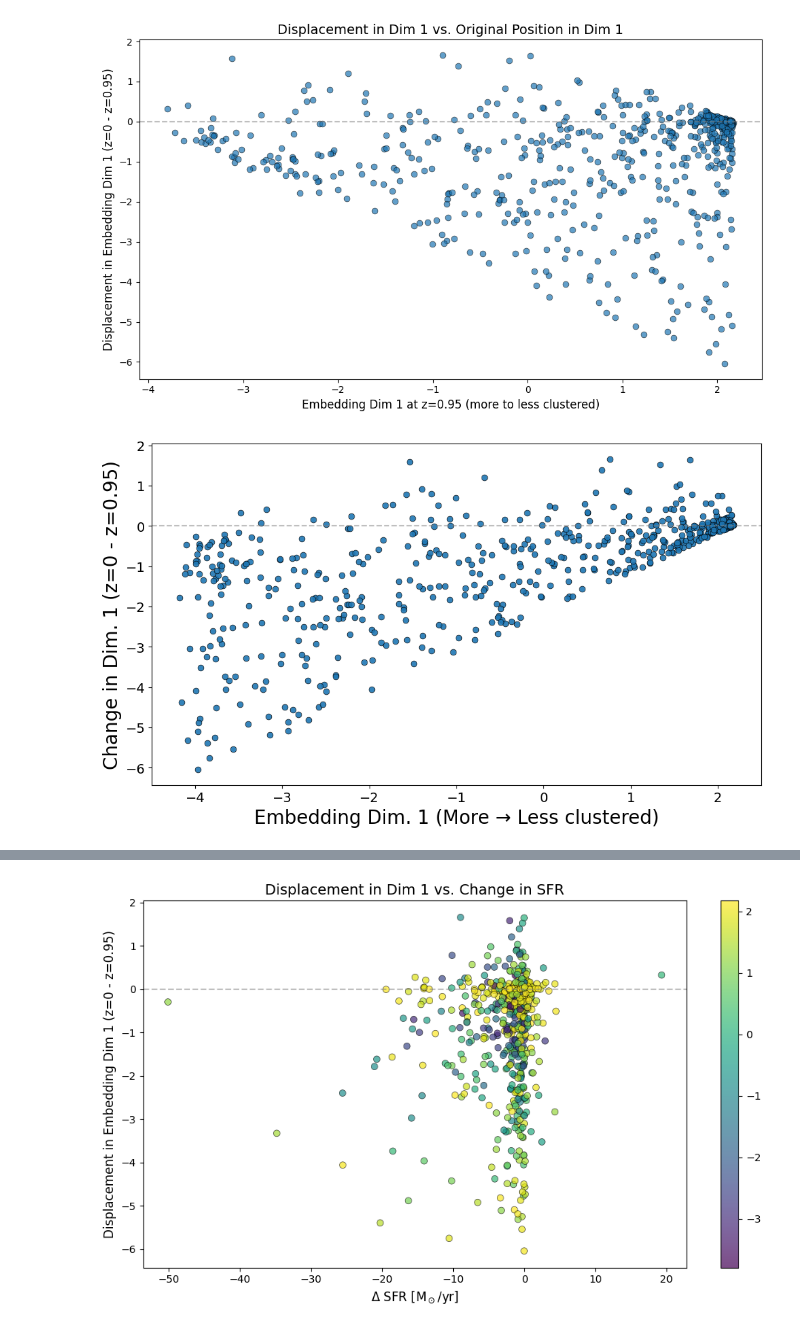
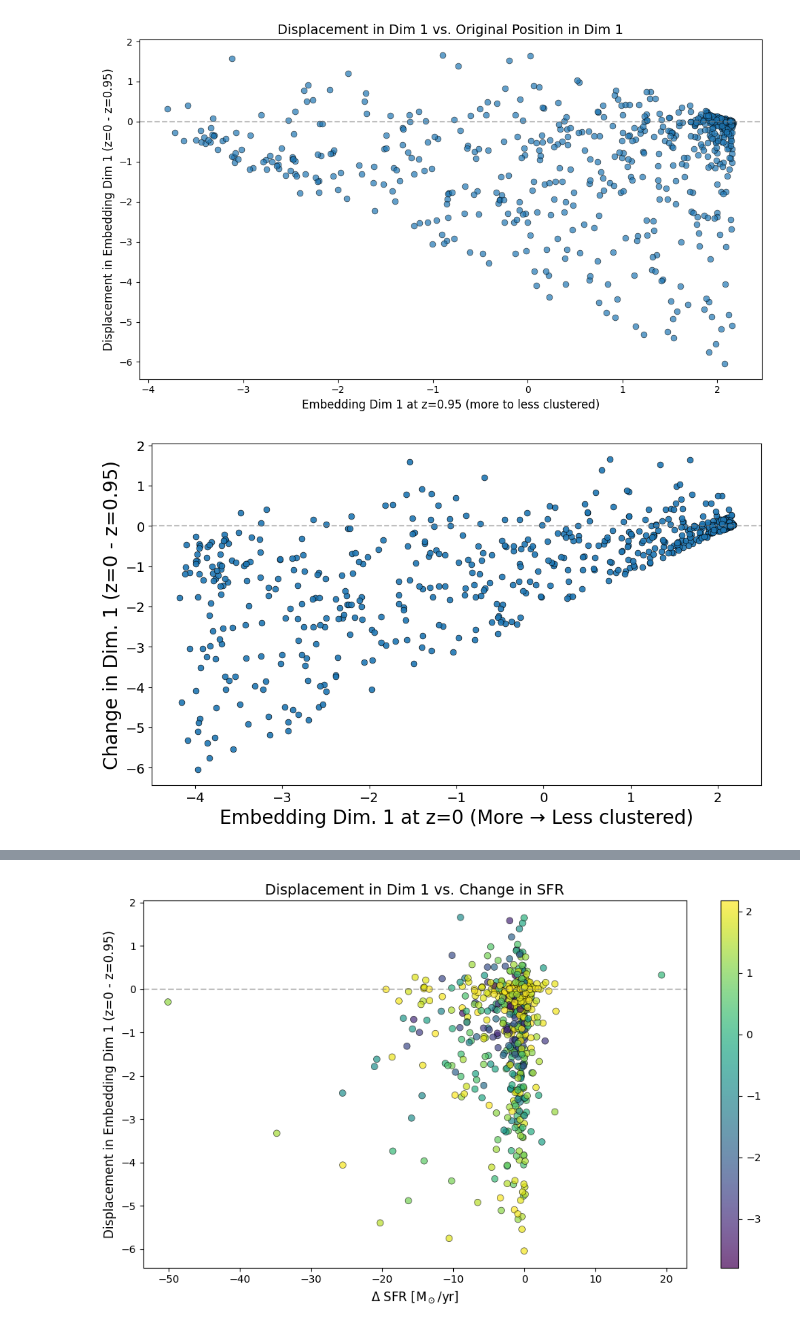
Before and after one commit to asmuzsoy/galaxy-manifolds, a Jupyter notebook: nystrom_projection.ipynb, the cells around one changed output, grey strips where cells are left out. Saved outputs shown, nothing was run; the diff lists cells and outputs as text; code cells hidden in the pictures.

```diff
--- a/nystrom_projection.ipynb
+++ b/nystrom_projection.ipynb
@@ -589,14 +647,14 @@ plt.show()
 # %%
 # Plot original embedding dim 1 value vs. delta embedding dim 1
 fig, ax = plt.subplots(figsize=(10, 6))
 ax.scatter(coords_z0[:, 0], displacement[:, 0], s=40, alpha=0.9, edgecolors='k', linewidths=0.5)
 ax.axhline(0, color='gray', linestyle='--', alpha=0.5)
-ax.set_xlabel('Embedding Dim. 1 (More '+u"\u2192"+" Less clustered)", fontsize=20)
+ax.set_xlabel('Embedding Dim. 1 at z=0 (More '+u"\u2192"+" Less clustered)", fontsize=20)
 ax.set_ylabel('Change in Dim. 1 (z=0 - z=0.95)', fontsize=20)
 # ax.set_title('Displacement in Dim 1 vs. Original Position in Dim 1', fontsize=14)
 plt.xticks(fontsize=14)
 plt.yticks(fontsize=14)
 plt.tight_layout()
 plt.show()
 # %% [output]
-[figure, old version]
+[figure, new version]
```
Also changed, not shown: parts of 15 cells of this notebook.
